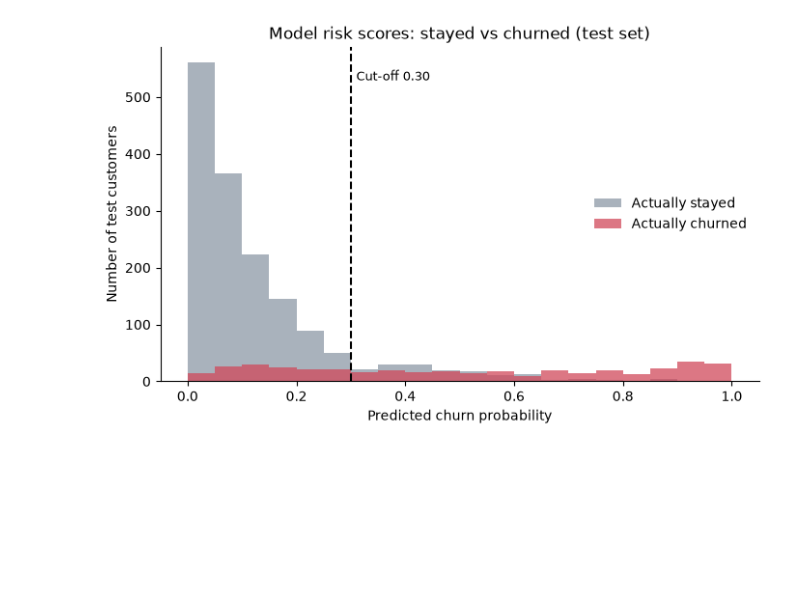
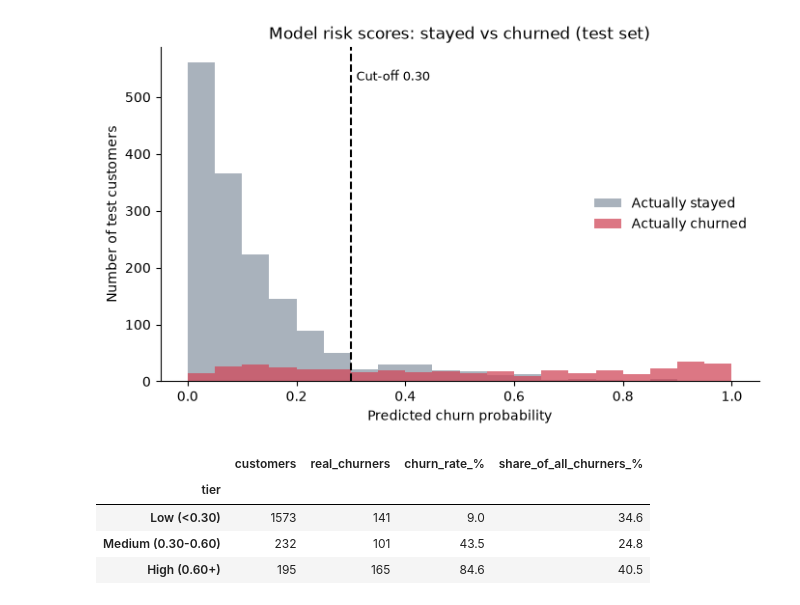
Before and after one commit to Kalpesh2409/bank-churn-risk-scoring, a Jupyter notebook: notebooks/07_eda.ipynb, the cells around one changed output. Drawn from its saved outputs; the diff is of its cells as text; code cells hidden in the pictures; blank space fills up the shorter version.

Commit message:
Session 7: EDA charts, model score distribution and risk tiers

```diff
--- a/notebooks/07_eda.ipynb
+++ b/notebooks/07_eda.ipynb
@@ -120,3 +120,20 @@ ax.spines[["top", "right"]].set_visible(False)
 plt.show()
 # %% [output]
 [figure]
+# %%
+tier = pd.cut(probs, bins=[0, 0.30, 0.60, 1.001], right=False,
+              labels=["Low (<0.30)", "Medium (0.30-0.60)", "High (0.60+)"])
+
+summary = (pd.DataFrame({"tier": tier, "churned": y_test.values})
+           .groupby("tier", observed=True)
+           .agg(customers=("churned", "size"), real_churners=("churned", "sum")))
+
+summary["churn_rate_%"] = (summary["real_churners"] / summary["customers"] * 100).round(1)
+summary["share_of_all_churners_%"] = (summary["real_churners"] / y_test.sum() * 100).round(1)
+summary
+# %% [output]
+|  | customers | real_churners | churn_rate_% | share_of_all_churners_% |
+| tier |  |  |  |  |
+| Low (<0.30) | 1573 | 141 | 9.0 | 34.6 |
+| Medium (0.30-0.60) | 232 | 101 | 43.5 | 24.8 |
+| High (0.60+) | 195 | 165 | 84.6 | 40.5 |
```
